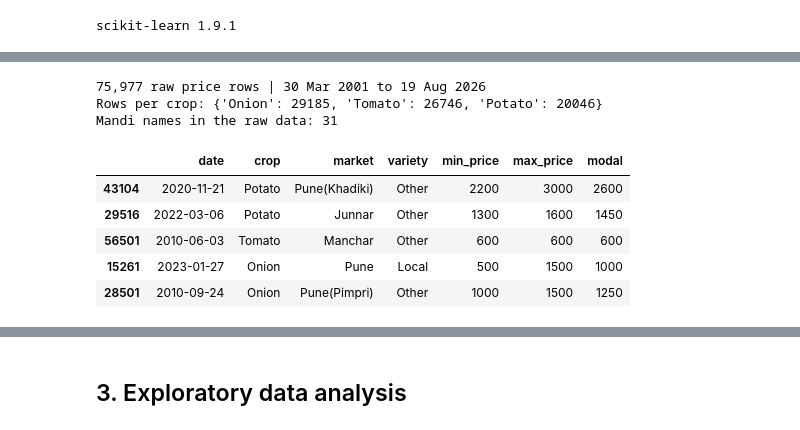
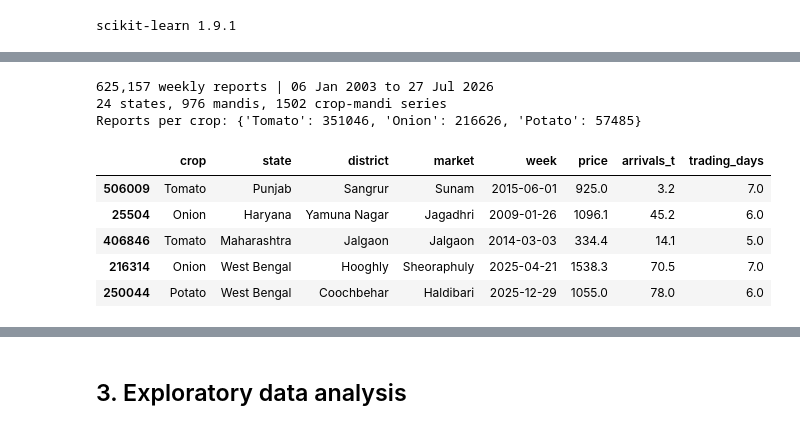
Before and after one commit to Iamshi-vissa/FarmStat, a Jupyter notebook: notebooks/FarmStat_Training.ipynb, the cells around one changed output, grey strips where cells are left out. Cells and saved outputs as stored; diff of their text form; code cells hidden in the pictures.

Commit message:
All-India version: 24 states, weekly forecasts with arrivals

```diff
--- a/notebooks/FarmStat_Training.ipynb
+++ b/notebooks/FarmStat_Training.ipynb
@@ -54,17 +59,17 @@ The *modal* price is the price at which most of the produce traded that day —
 # %%
-raw = load_raw_prices()
-weather = load_weather()
-print(f"{len(raw):,} raw price rows | {raw.date.min():%d %b %Y} to {raw.date.max():%d %b %Y}")
-print("Rows per crop:", raw.crop.value_counts().to_dict())
-print("Mandi names in the raw data:", raw.market.nunique())
+raw = load_raw()
+print(f"{len(raw):,} weekly reports | {raw.week.min():%d %b %Y} to {raw.week.max():%d %b %Y}")
+print(f"{raw.state.nunique()} states, {raw.groupby(['state','market']).ngroups} mandis, "
+      f"{raw.groupby(KEY).ngroups} crop-mandi series")
+print("Reports per crop:", raw.crop.value_counts().to_dict())
 raw.sample(5, random_state=1)
 # %% [output]
-75,977 raw price rows | 30 Mar 2001 to 19 Aug 2026
-Rows per crop: {'Onion': 29185, 'Tomato': 26746, 'Potato': 20046}
-Mandi names in the raw data: 31
+625,157 weekly reports | 06 Jan 2003 to 27 Jul 2026
+24 states, 976 mandis, 1502 crop-mandi series
+Reports per crop: {'Tomato': 351046, 'Onion': 216626, 'Potato': 57485}
-|  | date | crop | market | variety | min_price | max_price | modal |
-| 43104 | 2020-11-21 | Potato | Pune(Khadiki) | Other | 2200 | 3000 | 2600 |
-| 29516 | 2022-03-06 | Potato | Junnar | Other | 1300 | 1600 | 1450 |
-| 56501 | 2010-06-03 | Tomato | Manchar | Other | 600 | 600 | 600 |
-| 15261 | 2023-01-27 | Onion | Pune | Local | 500 | 1500 | 1000 |
-| 28501 | 2010-09-24 | Onion | Pune(Pimpri) | Other | 1000 | 1500 | 1250 |
+|  | crop | state | district | market | week | price | arrivals_t | trading_days |
+| 506009 | Tomato | Punjab | Sangrur | Sunam | 2015-06-01 | 925.0 | 3.2 | 7.0 |
+| 25504 | Onion | Haryana | Yamuna Nagar | Jagadhri | 2009-01-26 | 1096.1 | 45.2 | 6.0 |
+| 406846 | Tomato | Maharashtra | Jalgaon | Jalgaon | 2014-03-03 | 334.4 | 14.1 | 5.0 |
+| 216314 | Onion | West Bengal | Hooghly | Sheoraphuly | 2025-04-21 | 1538.3 | 70.5 | 7.0 |
+| 250044 | Potato | West Bengal | Coochbehar | Haldibari | 2025-12-29 | 1055.0 | 78.0 | 6.0 |
```
Also changed, not shown: parts of 74 cells of this notebook, 29 other files.
